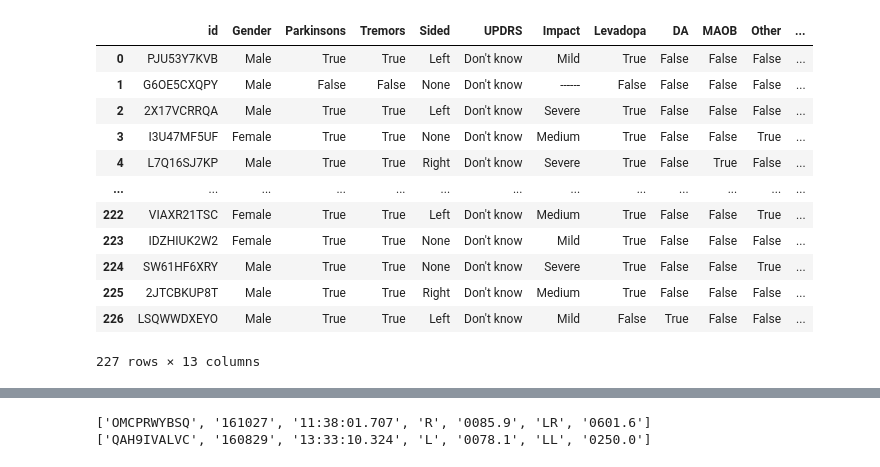
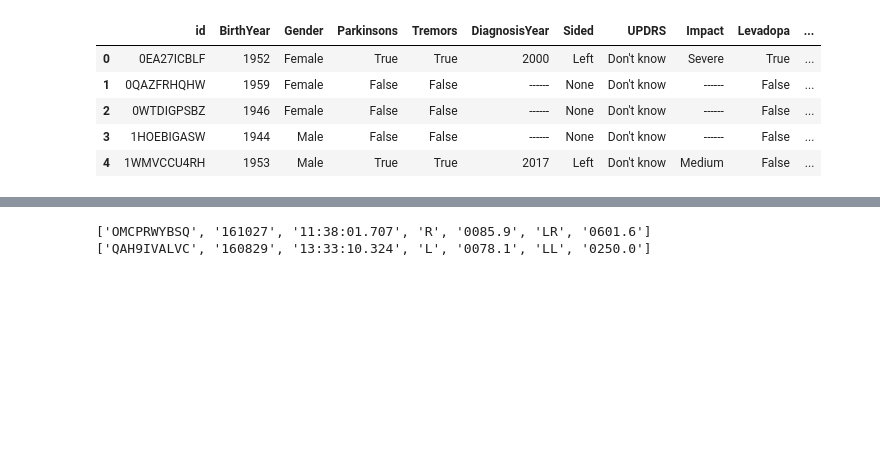
Before and after one commit to lemoncastle/PDTyper, a Jupyter notebook: notebooks/explore.ipynb, the cells around one changed output, grey strips where cells are left out. Cells and saved outputs as stored; diff of their text form; code cells hidden in the pictures; blank space fills up the shorter version.

```diff
--- a/notebooks/explore.ipynb
+++ b/notebooks/explore.ipynb
@@ -6,7 +6,7 @@ import plotly.express as px
 import glob, os
 import seaborn as sns
 # %%
-user_list = glob.glob('Archived users/*.txt')
+user_list = glob.glob('../data/Archived users/*.txt')
 
 user_data = []
 
@@ -22,3 +22,5 @@ for user in user_list:
             val = np.nan if len(line.split(': ')) == 1 else line.split(': ')[1]
             user_dict[key] = val
         user_data.append(user_dict)
+
+user_data = pd.DataFrame(user_data)
@@ -27,17 +27,10 @@ user_data = pd.DataFrame(user_data)
 # %%
 user_data=user_data.drop(columns=[col for col in user_data.columns if ':' in col])
-user_data
+user_data.head()
 # %% [output]
-|  | id | Gender | Parkinsons | Tremors | Sided | UPDRS | Impact | Levadopa | DA | MAOB | Other | ... |
-| 0 | PJU53Y7KVB | Male | True | True | Left | Don't know | Mild | True | False | False | False | ... |
-| 1 | G6OE5CXQPY | Male | False | False | None | Don't know | ------ | False | False | False | False | ... |
-| 2 | 2X17VCRRQA | Male | True | True | Left | Don't know | Severe | True | False | False | False | ... |
-| 3 | I3U47MF5UF | Female | True | True | None | Don't know | Medium | True | False | False | True | ... |
-| 4 | L7Q16SJ7KP | Male | True | True | Right | Don't know | Severe | True | False | True | False | ... |
-| ... | ... | ... | ... | ... | ... | ... | ... | ... | ... | ... | ... | ... |
-| 222 | VIAXR21TSC | Female | True | True | Left | Don't know | Medium | True | False | False | True | ... |
-| 223 | IDZHIUK2W2 | Female | True | True | None | Don't know | Mild | True | False | False | False | ... |
-| 224 | SW61HF6XRY | Male | True | True | None | Don't know | Severe | True | False | False | True | ... |
-| 225 | 2JTCBKUP8T | Male | True | True | Right | Don't know | Medium | True | False | False | False | ... |
-| 226 | LSQWWDXEYO | Male | True | True | Left | Don't know | Mild | False | True | False | False | ... |
+|  | id | BirthYear | Gender | Parkinsons | Tremors | DiagnosisYear | Sided | UPDRS | Impact | Levadopa | ... |
+| 0 | 0EA27ICBLF | 1952 | Female | True | True | 2000 | Left | Don't know | Severe | True | ... |
+| 1 | 0QAZFRHQHW | 1959 | Female | False | False | ------ | None | Don't know | ------ | False | ... |
+| 2 | 0WTDIGPSBZ | 1946 | Female | False | False | ------ | None | Don't know | ------ | False | ... |
+| 3 | 1HOEBIGASW | 1944 | Male | False | False | ------ | None | Don't know | ------ | False | ... |
+| 4 | 1WMVCCU4RH | 1953 | Male | True | True | 2017 | Left | Don't know | Medium | False | ... |
-227 rows × 13 columns
```
Also changed, not shown: parts of 8 cells of this notebook, 6 other files.
